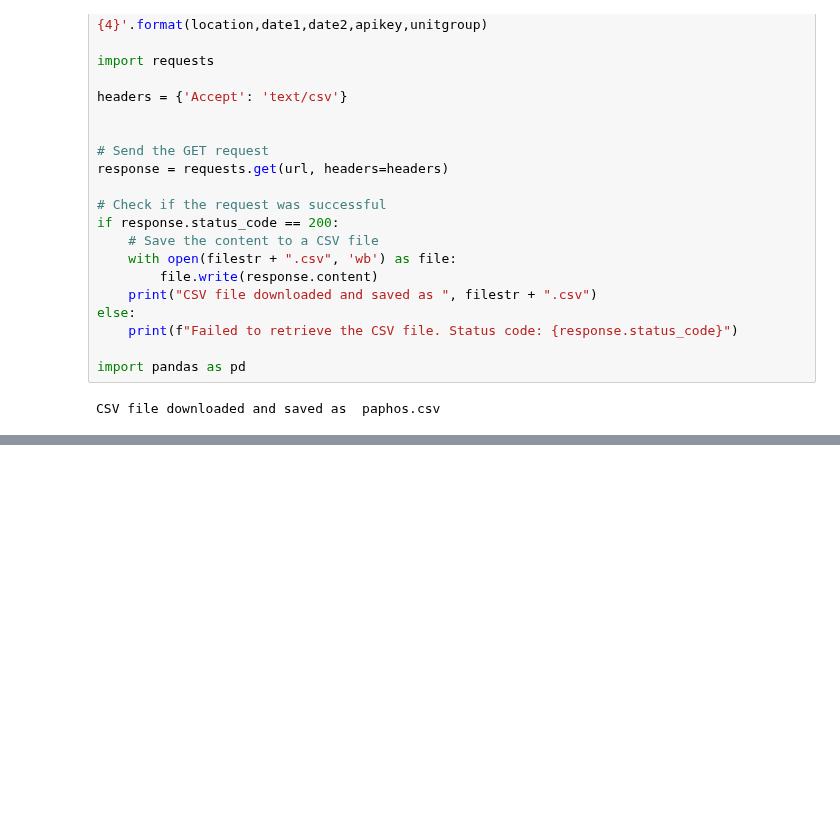
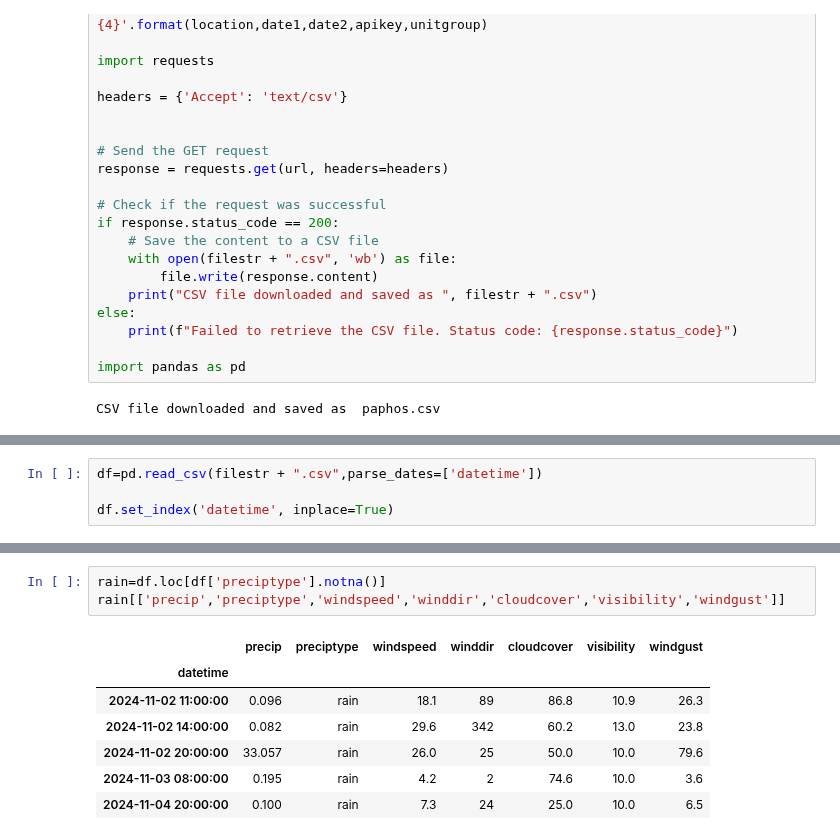
Before and after one commit to werowe/HypatiaAcademy, a Jupyter notebook: stats/paphos_daily_weather_csv.ipynb, the cells around one changed output, grey strips where cells are left out. Cells and saved outputs as stored; diff of their text form; blank space fills up the shorter version.

```diff
--- a/stats/paphos_daily_weather_csv.ipynb
+++ b/stats/paphos_daily_weather_csv.ipynb
@@ -343,0 +347,4 @@ File saved to /content/drive/My Drive/weather/2023-10-17T12:41:06Z.waves.json
+# %%
+df=pd.read_csv(filestr + ".csv",parse_dates=['datetime'])
+
+df.set_index('datetime', inplace=True)
@@ -343,0 +360,11 @@ File saved to /content/drive/My Drive/weather/2023-10-17T12:41:06Z.waves.json
+# %%
+rain=df.loc[df['preciptype'].notna()]
+rain[['precip','preciptype','windspeed','winddir','cloudcover','visibility','windgust']]
+# %% [output]
+|  | precip | preciptype | windspeed | winddir | cloudcover | visibility | windgust |
+| datetime |  |  |  |  |  |  |  |
+| 2024-11-02 11:00:00 | 0.096 | rain | 18.1 | 89 | 86.8 | 10.9 | 26.3 |
+| 2024-11-02 14:00:00 | 0.082 | rain | 29.6 | 342 | 60.2 | 13.0 | 23.8 |
+| 2024-11-02 20:00:00 | 33.057 | rain | 26.0 | 25 | 50.0 | 10.0 | 79.6 |
+| 2024-11-03 08:00:00 | 0.195 | rain | 4.2 | 2 | 74.6 | 10.0 | 3.6 |
+| 2024-11-04 20:00:00 | 0.100 | rain | 7.3 | 24 | 25.0 | 10.0 | 6.5 |
```
Also changed, not shown: parts of 6 cells of this notebook.
